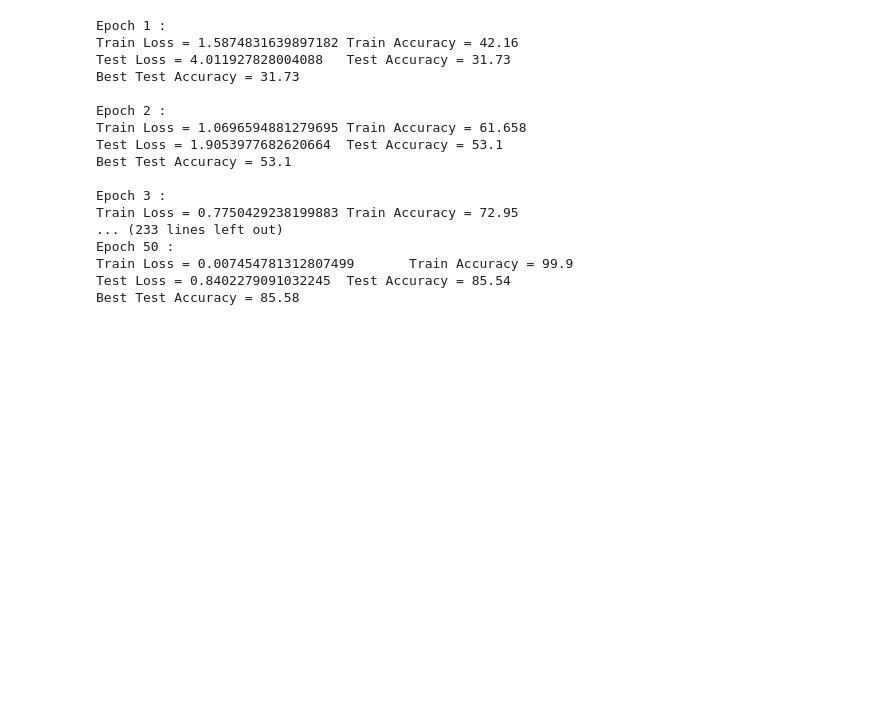
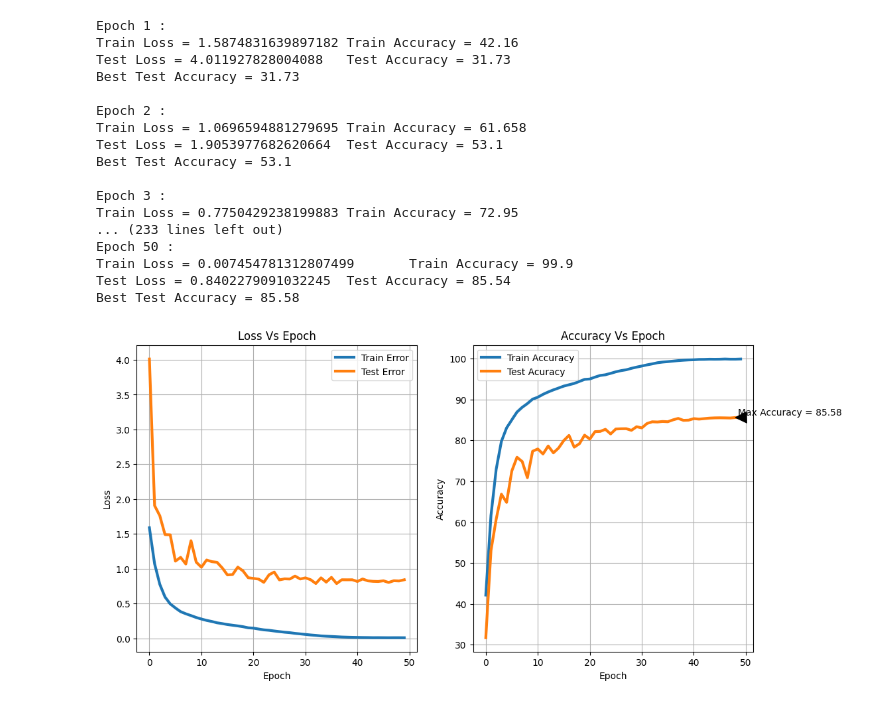
Before and after one commit to unasthana/ImageGenAnalysis, a Jupyter notebook: Main.ipynb, the cells around one changed output. Cells and saved outputs as stored; diff of their text form; code cells hidden in the pictures; blank space fills up the shorter version.

```diff
--- a/Main.ipynb
+++ b/Main.ipynb
@@ -77,7 +81,7 @@ Files already downloaded and verified
 # %%
 # Defining function to initialize the neural network
 
-def initNetwork():
+def init_network():
 
   criterion = nn.CrossEntropyLoss()
 
@@ -105,11 +109,12 @@ except OSError as error:
 # %%
 # Initializing ResNet18 for Non - Synthetic Generation
 
-net, criterion, optimizer, scheduler = initNetwork()
+net, criterion, optimizer, scheduler = init_network()
 # %%
 # Training the ResNet18 for Non - Synthetic Generation
 
 best_acc = 0
+best_epoch = 0
 
 train_accs = []
 train_losses = []
@@ -123,16 +128,27 @@ for epoch in range(EPOCHS):
 
   train_loss, train_acc = NetTrain(net, trainloader, DEVICE, optimizer,
                                 criterion)
+
+  train_accs.append(train_acc)
+  train_losses.append(train_loss)
+
   print("Train Loss = " + str(train_loss) + "\t" + "Train Accuracy = " +
         str(train_acc))
 
-  test_loss , test_acc = NetTest(net, testloader, DEVICE, criterion)
+  test_loss , test_acc, predictions, labels = NetTest(net, testloader,
+                                                      DEVICE, criterion)
+
+  test_accs.append(test_acc)
+  test_losses.append(test_loss)
+
   print("Test Loss = " + str(test_loss) + "\t" + "Test Accuracy = " +
         str(test_acc))
 
 
   if test_acc > best_acc:
     best_acc = test_acc
+    best_epoch = epoch
+
     torch.save(net.state_dict(),
                '/content/models/resnet_non_synthetic.pt')
 
@@ -156,3 +172,9 @@ Epoch 50 :
 Train Loss = 0.007454781312807499       Train Accuracy = 99.9
 Test Loss = 0.8402279091032245  Test Accuracy = 85.54
 Best Test Accuracy = 85.58
+# %%
+# Plotting Losses and Accuracies for Non - Synthetic Generation
+
+plot_metrics(train_accs, test_accs, train_losses, test_losses, best_epoch, best_acc)
+# %% [output]
+[figure, added]
```
Also changed, not shown: parts of 4 cells of this notebook.
